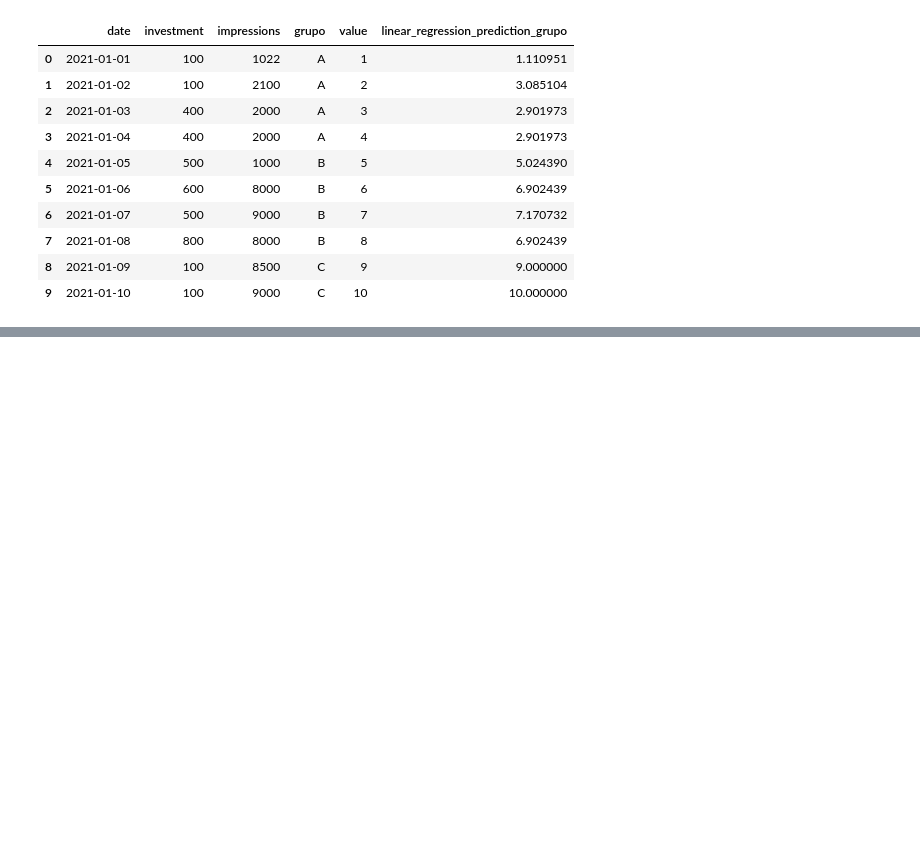
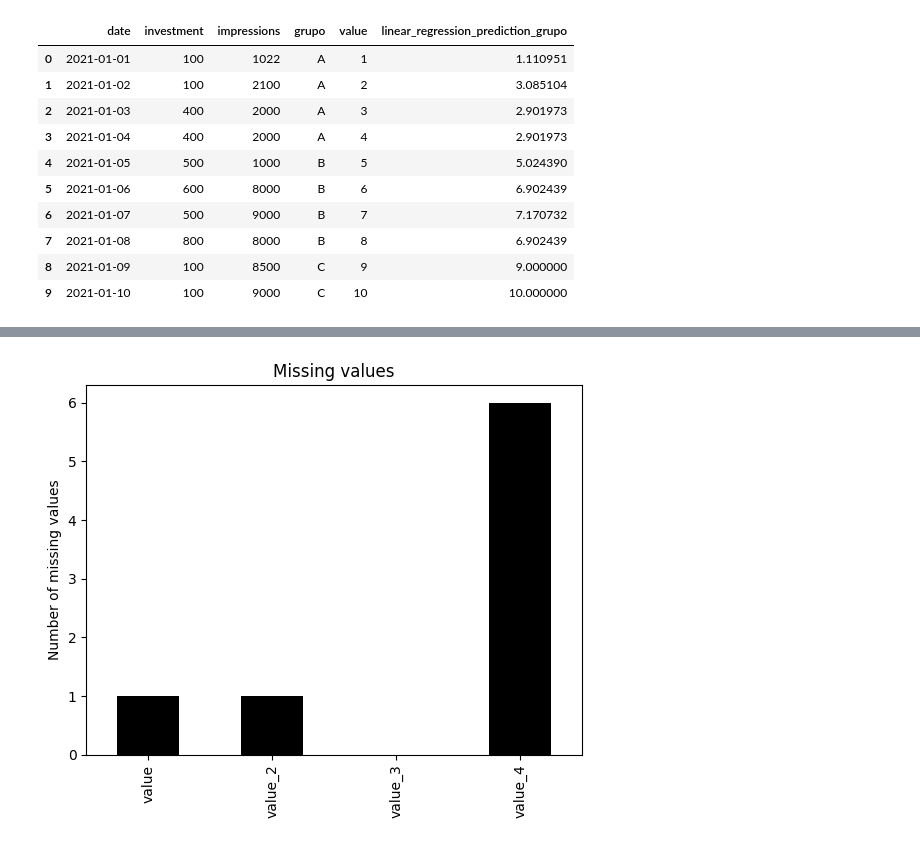
Before and after one commit to SantiagoRomanoOddone/Mim.NET, a Jupyter notebook: feature_engineering/Ejemplos de uso de funciones.ipynb, the cells around one changed output, grey strips where cells are left out. Saved outputs shown, nothing was run; the diff lists cells and outputs as text; code cells hidden in the pictures; blank space fills up the shorter version.

```diff
--- a/feature_engineering/Ejemplos de uso de funciones.ipynb
+++ b/feature_engineering/Ejemplos de uso de funciones.ipynb
@@ -379,0 +432,25 @@ plt.show()
+# %%
+def plot_missing_values(df, cols):
+    '''
+    Plottea los valores NaNs de un DataFrame.
+
+    Parámetros:
+    df: DataFrame
+    cols: Lista de str, nombre de la columna que se quiere graficar.
+    '''
+
+    df.isna().sum()[cols].plot(kind='bar', color='black')
+    plt.title('Missing values')
+    plt.ylabel('Number of missing values')
+    plt.show()
+
+test_df = pd.DataFrame({
+    'value': [1, 2, np.nan, 4, 5, 6],
+    'value_2': [10, 20, 30, 40, np.nan, 60],
+    'value_3': [1, 2, 3, 4, 5, 6],
+    'value_4': [np.nan, np.nan, np.nan, np.nan, np.nan, np.nan]
+})
+
+plot_missing_values(test_df, ['value', 'value_2', 'value_3', 'value_4'])
+# %% [output]
+[figure, added]
```
Also changed, not shown: parts of 3 cells of this notebook, 2 other files.
